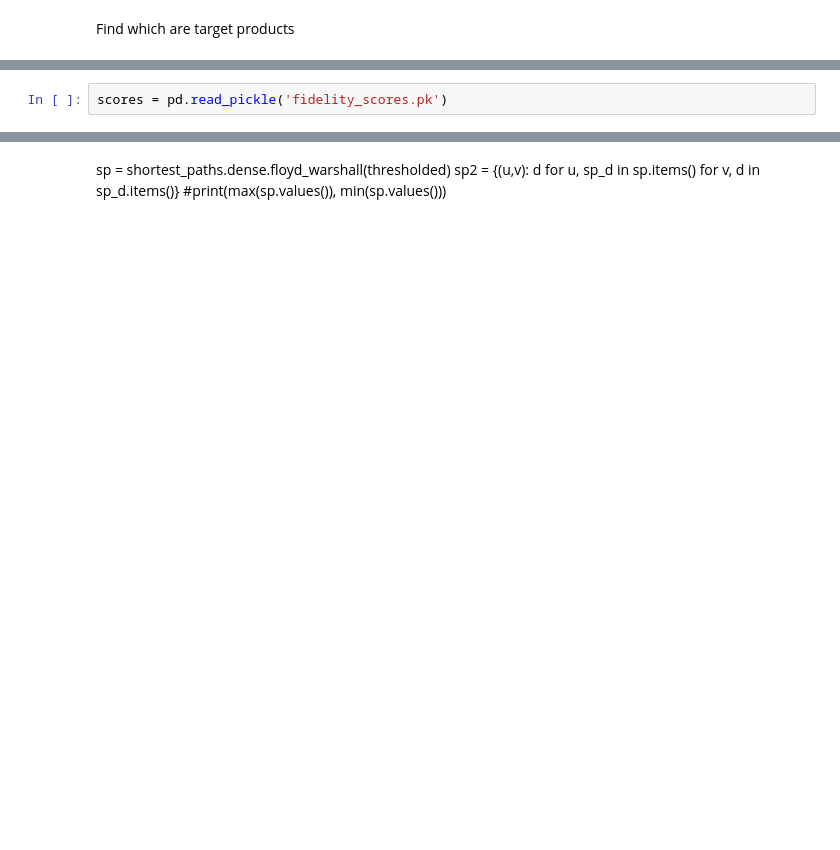
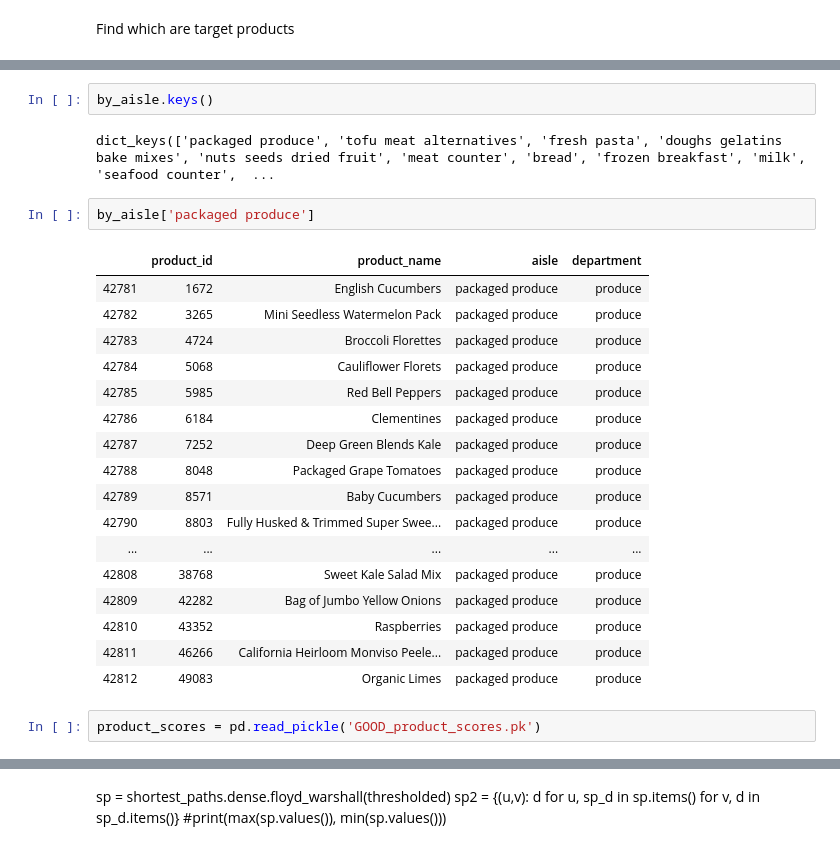
Before and after one commit to auriane81/epfl-ada-ada-2019-project-adax, a Jupyter notebook: project_Ariane_graph.ipynb, the cells around one changed output, grey strips where cells are left out. Drawn from its saved outputs; the diff is of its cells as text; blank space fills up the shorter version.

```diff
--- a/project_Ariane_graph.ipynb
+++ b/project_Ariane_graph.ipynb
@@ -666,2 +974,26 @@ def find_recommendation_path(source_id, G=None, aisle=None, health_thresh=1.5, h
+# %%
+by_aisle.keys()
+# %% [output]
+dict_keys(['packaged produce', 'tofu meat alternatives', 'fresh pasta', 'doughs gelatins bake mixes', 'nuts seeds dried fruit', 'meat counter', 'bread', 'frozen breakfast', 'milk', 'seafood counter',  ...
+# %%
+by_aisle['packaged produce']
+# %% [output]
+|  | product_id | product_name | aisle | department |
+| 42781 | 1672 | English Cucumbers | packaged produce | produce |
+| 42782 | 3265 | Mini Seedless Watermelon Pack | packaged produce | produce |
+| 42783 | 4724 | Broccoli Florettes | packaged produce | produce |
+| 42784 | 5068 | Cauliflower Florets | packaged produce | produce |
+| 42785 | 5985 | Red Bell Peppers | packaged produce | produce |
+| 42786 | 6184 | Clementines | packaged produce | produce |
+| 42787 | 7252 | Deep Green Blends Kale | packaged produce | produce |
+| 42788 | 8048 | Packaged Grape Tomatoes | packaged produce | produce |
+| 42789 | 8571 | Baby Cucumbers | packaged produce | produce |
+| 42790 | 8803 | Fully Husked & Trimmed Super Swee... | packaged produce | produce |
+| ... | ... | ... | ... | ... |
+| 42808 | 38768 | Sweet Kale Salad Mix | packaged produce | produce |
+| 42809 | 42282 | Bag of Jumbo Yellow Onions | packaged produce | produce |
+| 42810 | 43352 | Raspberries | packaged produce | produce |
+| 42811 | 46266 | California Heirloom Monviso Peele... | packaged produce | produce |
+| 42812 | 49083 | Organic Limes | packaged produce | produce |
 # %%
-scores = pd.read_pickle('fidelity_scores.pk')
+product_scores = pd.read_pickle('GOOD_product_scores.pk')
```
Also changed, not shown: parts of 46 cells of this notebook.
